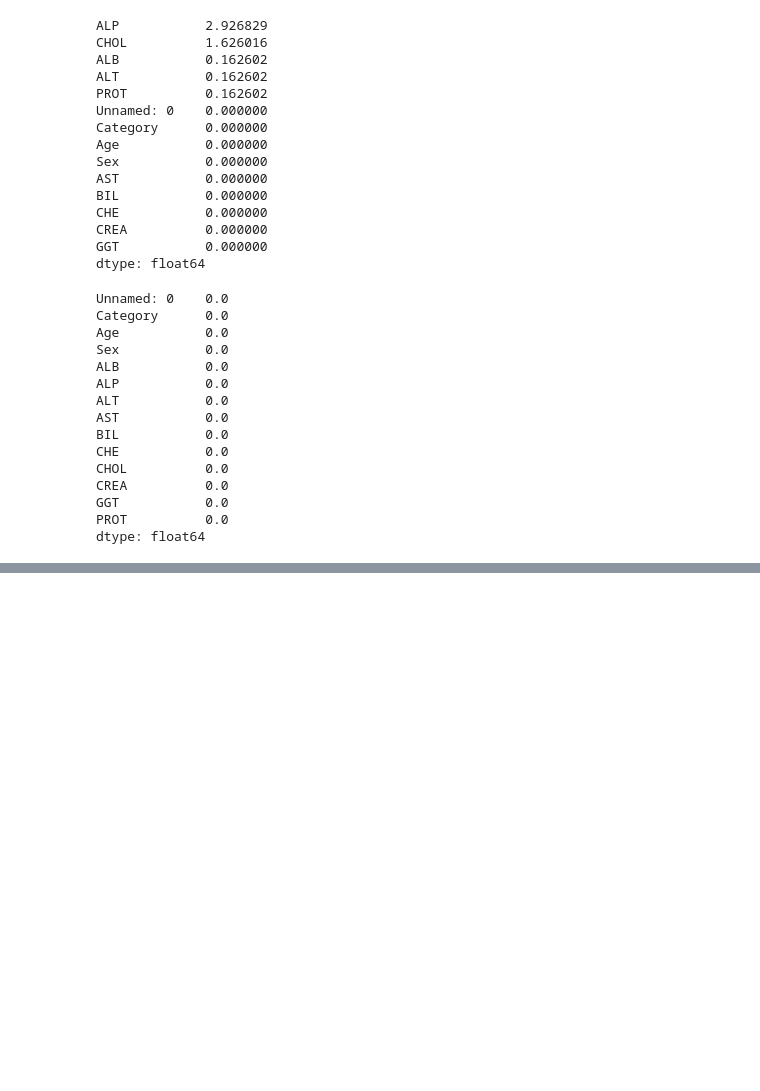
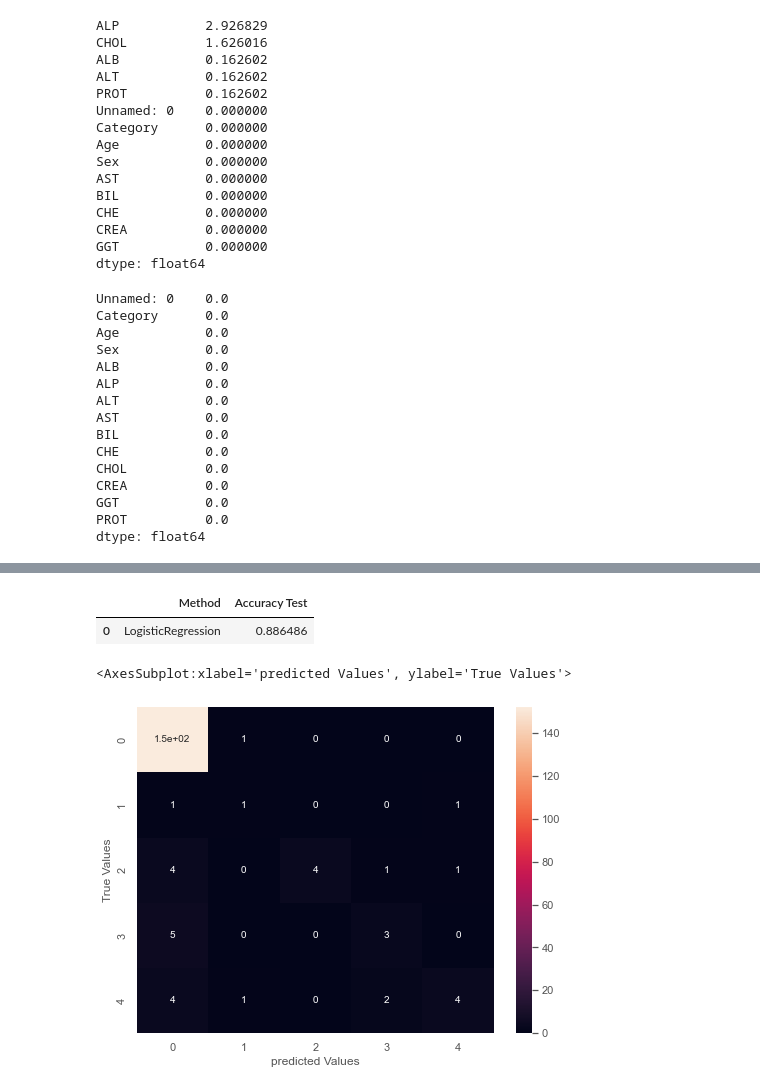
Before and after one commit to Omuk/Fullstack-Data-Analyst, a Jupyter notebook: Learning/code_examples/practice/practice_field.ipynb, the cells around one changed output, grey strips where cells are left out. Saved outputs shown, nothing was run; the diff lists cells and outputs as text; code cells hidden in the pictures; blank space fills up the shorter version.

```diff
--- a/Learning/code_examples/practice/practice_field.ipynb
+++ b/Learning/code_examples/practice/practice_field.ipynb
@@ -171,0 +136,8 @@ data
+# %%
+col_trans = ColumnTransformer([
+    ('num', StandardScaler(), num_val),
+    ('cat', OrdinalEncoder(), cat_val)
+])
+
+x = pd.DataFrame(col_trans.fit_transform(x))
+x
@@ -171,0 +158,34 @@ data
+# %%
+x_train,x_test,y_train,y_test = train_test_split(x,y, test_size=0.3, random_state=42)
+# %%
+logreg = LogisticRegression()
+logreg.fit(x_train,y_train)
+
+y_pred = logreg.predict(x_test)
+
+accu_scr = accuracy_score(y_test,y_pred)
+
+mod_per = pd.DataFrame([
+    'LogisticRegression', accu_scr
+]).transpose()
+mod_per.columns = ['Method', 'Accuracy Test']
+mod_per
+# %% [output]
+|  | Method | Accuracy Test |
+| 0 | LogisticRegression | 0.886486 |
+# %%
+cm_dic = {
+    'y_test': y_test,
+    'y_pred':y_pred
+}
+
+cm_cols = pd.DataFrame(
+    cm_dic, columns=['y_test', 'y_pred']
+)
+confusion_matrix = pd.crosstab(cm_cols['y_test'], cm_cols['y_pred'], rownames=['True Values'], colnames=['predicted Values'])
+
+f,ax = plt.subplots(figsize=(8,6))
+sns.heatmap(confusion_matrix,annot=True)
+# %% [output]
+<AxesSubplot:xlabel='predicted Values', ylabel='True Values'>
+[figure, added]
```
Also changed, not shown: parts of 23 cells of this notebook, 1 other file.
